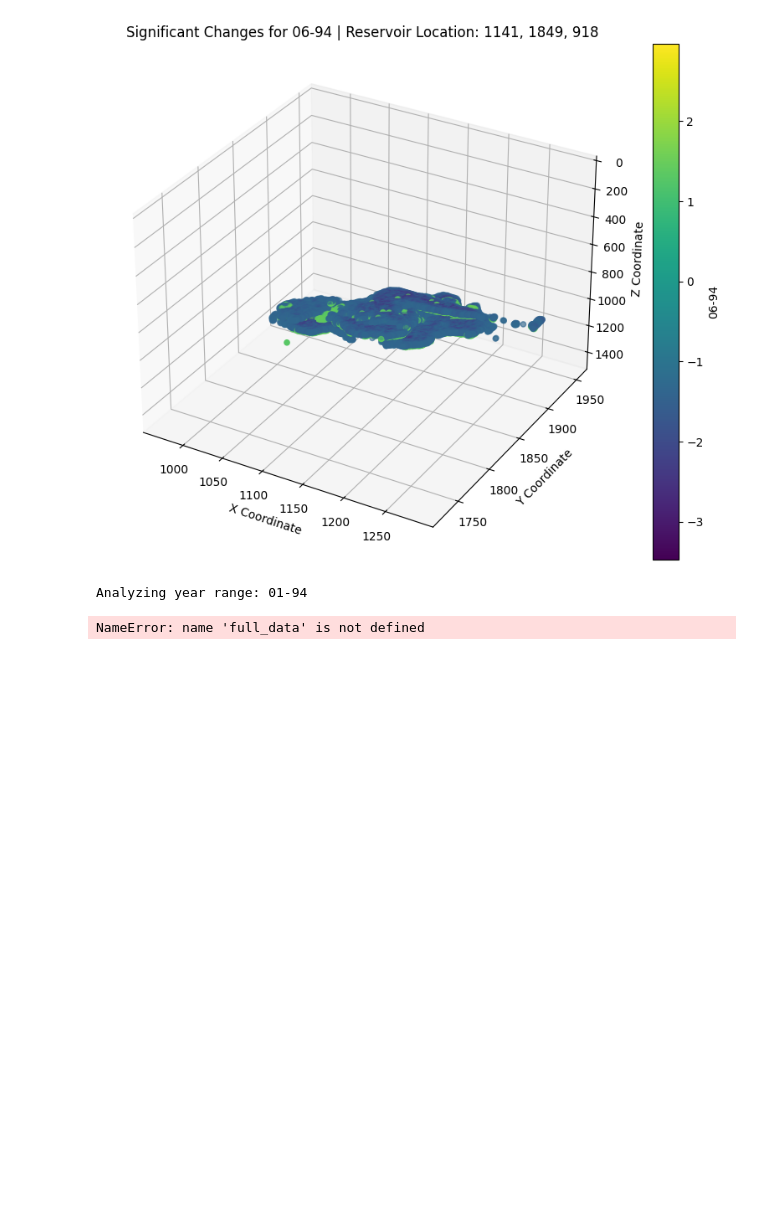
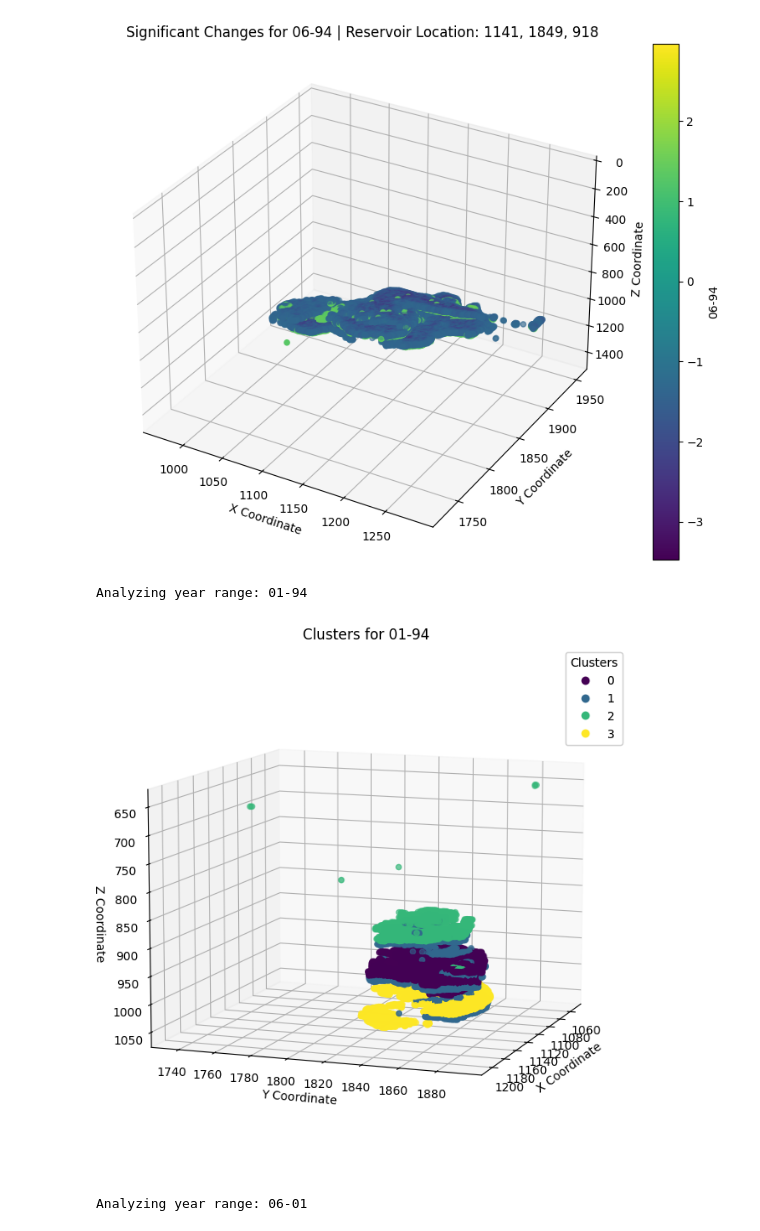
Before and after one commit to acse-ho823/HWH_CGG, a Jupyter notebook: clean copy.ipynb, the cells around one changed output. Saved outputs shown, nothing was run; the diff lists cells and outputs as text; code cells hidden in the pictures; blank space fills up the shorter version.

```diff
--- a/clean copy.ipynb
+++ b/clean copy.ipynb
@@ -103,41 +103,41 @@ for year_range in ['01-94', '06-01', '06-94']:
 
     # Scale the data
     scaler = StandardScaler()
-    significant_changes_scaled = scaler.fit_transform(significant_changes[['x', 'y', 'z']])
+    significant_changes_scaled = scaler.fit_transform(significant_changes[['z', year_range]])
 
     # Cluster the data using k-means
-    kmeans_optimal = KMeans(n_clusters=3, init='k-means++', random_state=42)
+    kmeans_optimal = KMeans(n_clusters=4, init='k-means++', random_state=2)
     clusters = kmeans_optimal.fit_predict(significant_changes_scaled)
 
     # Add the cluster assignment back to the significant_changes DataFrame
     significant_changes['Cluster'] = clusters
 
     # Initialize figure for plotting
     fig = plt.figure(figsize=(12, 8))
     ax = fig.add_subplot(111, projection='3d')
 
     # Scatter plot for different clusters
     scatter = ax.scatter(significant_changes['x'], significant_changes['y'], significant_changes['z'],
                          c=significant_changes['Cluster'], cmap='viridis', marker='o')
 
     # Customize the plot
     ax.set_title(f'Clusters for {year_range}')
     ax.set_xlabel('X Coordinate')
     ax.set_ylabel('Y Coordinate')
     ax.set_zlabel('Z Coordinate')
 
-    # Set the axes limits
-    ax.set_xlim(full_data['x'].min(), full_data['x'].max())
-    ax.set_ylim(full_data['y'].min(), full_data['y'].max())
-    ax.set_zlim(full_data['z'].min(), full_data['z'].max())
+    # # Set the axes limits
+    # ax.set_xlim(full_data['x'].min(), full_data['x'].max())
+    # ax.set_ylim(full_data['y'].min(), full_data['y'].max())
+    # ax.set_zlim(full_data['z'].min(), full_data['z'].max())
     ax.invert_zaxis()
 
     # Add a legend for clusters
     legend1 = ax.legend(*scatter.legend_elements(), loc="upper right", title="Clusters")
     ax.add_artist(legend1)
-
-    plt.tight_layout()
+    ax.view_init(elev=10, azim=20)
     plt.show()
 # %% [output]
 Analyzing year range: 01-94
+[figure, added]
-NameError: name 'full_data' is not defined
+Analyzing year range: 06-01
```
